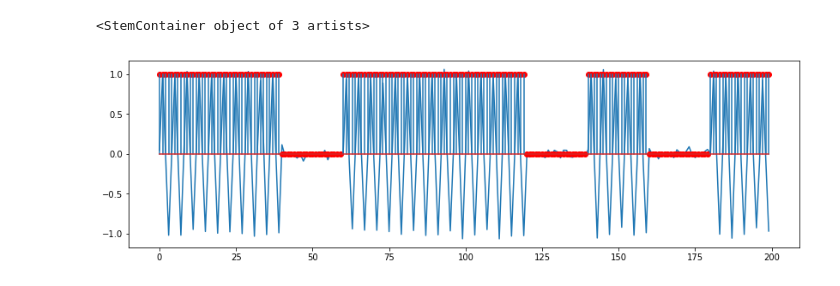
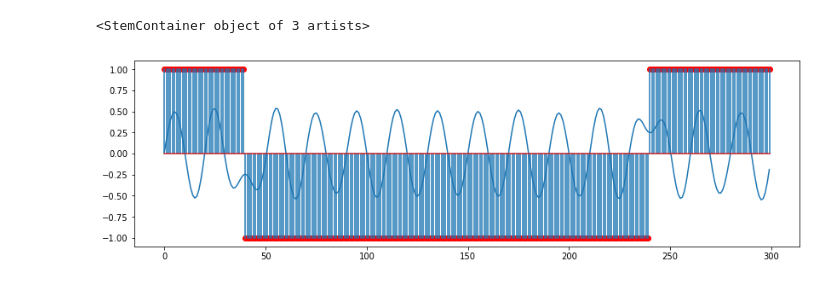
Before and after one commit to vquelque/PDC_2019, a Jupyter notebook: projet.ipynb, the cells around one changed output. Cells and saved outputs as stored; diff of their text form; code cells hidden in the pictures.

```diff
--- a/projet.ipynb
+++ b/projet.ipynb
@@ -43,0 +45,8 @@ plt.plot(np.linspace(0,1,N) * (Fs/2), tx_fft[0:N]);
+# %%
+#modulate signal
+modulation_freq = 5000 #modulation frequency in hertz
+tx_signal_modulated = tx_signal * np.cos(np.arange(0,len(tx_signal)) * 2 * np.pi * (modulation_freq/Fs))
+# %%
+# channel
+noise = noise = np.random.normal(0,0.05,len(tx_signal_modulated))
+rx_signal = tx_signal_modulated + noise
@@ -43,0 +64,17 @@ plt.plot(np.linspace(0,1,N) * (Fs/2), tx_fft[0:N]);
+# %%
+#lowpass filter
+def butter_lowpass(cutoff, fs, order=5):
+    nyq = 0.5 * fs
+    normal_cutoff = cutoff / nyq
+    b, a = sp.butter(order, normal_cutoff, btype='low', analog=False)
+    return b, a
+
+def butter_lowpass_filter(data, cutoff, fs, order=20):
+    b, a = butter_lowpass(cutoff, fs, order=order)
+    y = sp.filtfilt(b, a, data)
+    return y
+# %%
+#demodulate signal
+rx_signal_demod =  rx_signal * np.cos(2 * np.pi * (modulation_freq/Fs) * np.arange(0,len(rx_signal)))
+#filter signal
+rx_signal_demod = butter_lowpass_filter(rx_signal_demod,Fc + 500, Fs, 20)
@@ -44,6 +87,6 @@ plt.plot(np.linspace(0,1,N) * (Fs/2), tx_fft[0:N]);
 # %%
-plt.plot(rx_signal[100:300])
-plt.stem(data_tx[100:300],markerfmt = 'ro')
+plt.plot(rx_signal_demod[200:500])
+plt.stem(data_tx[200:500],markerfmt = 'ro')
 # %% [output]
 <StemContainer object of 3 artists>
-[figure, old version]
+[figure, new version]
```
Also changed, not shown: parts of 13 cells of this notebook.
